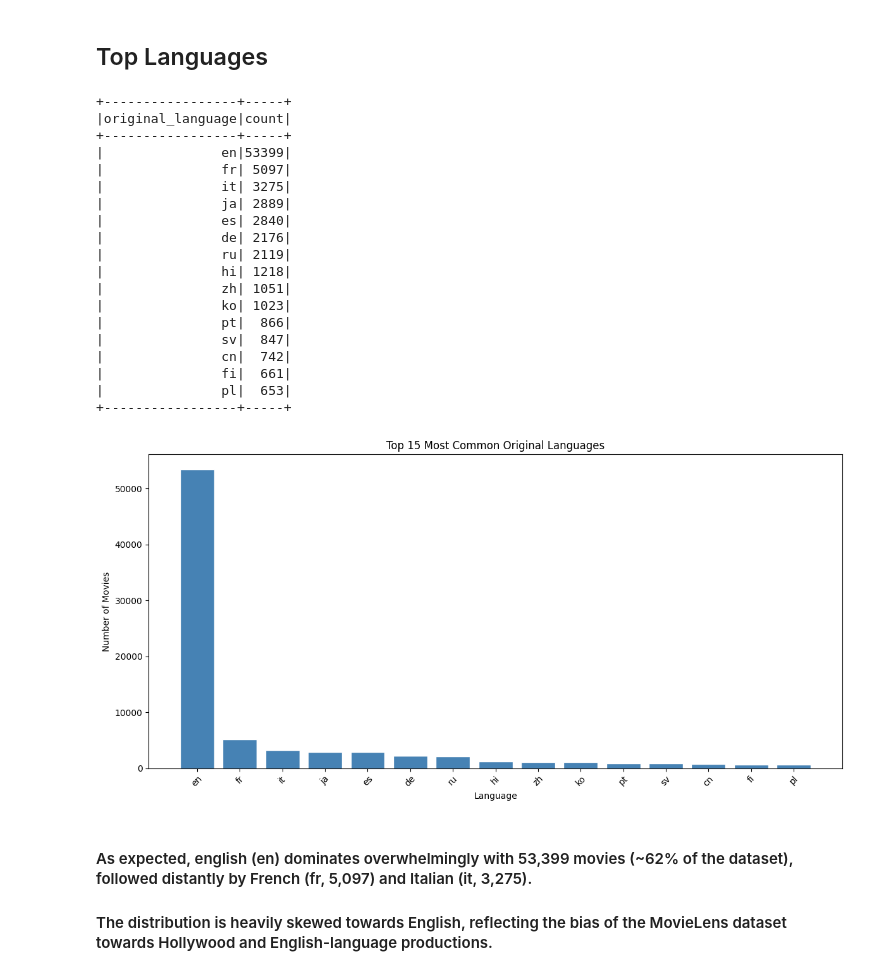
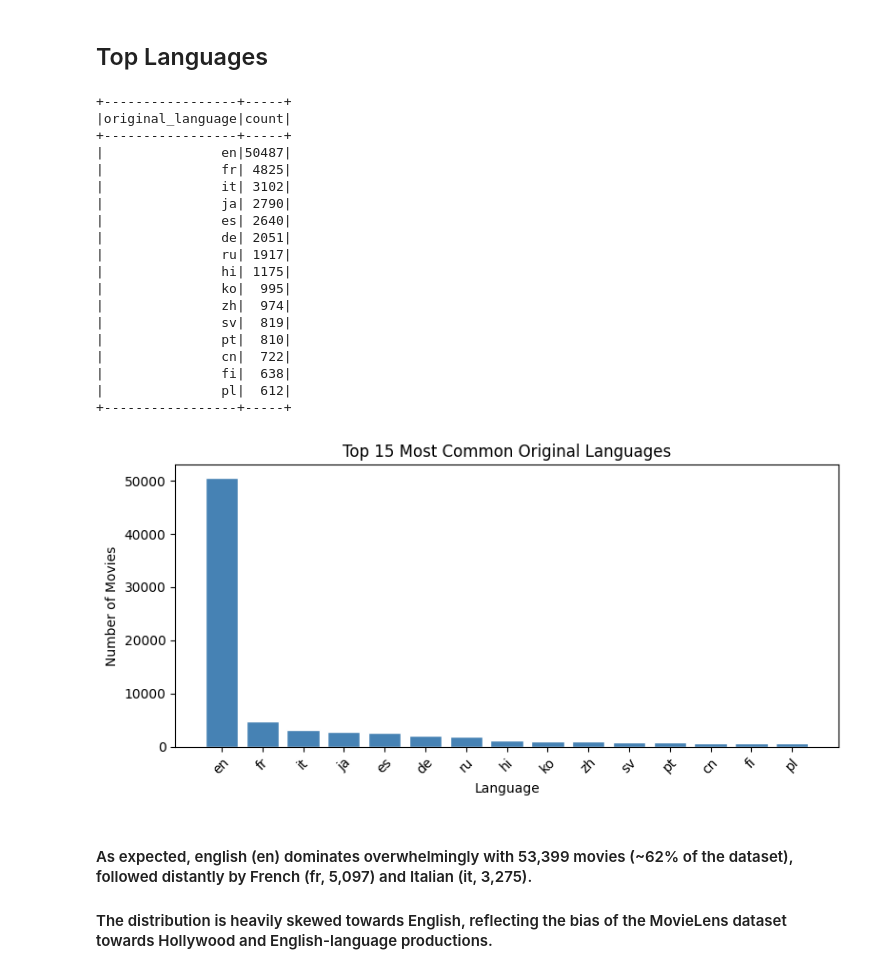
Before and after one commit to alexpanayi474/DSC511-MovieLens-Project, a Jupyter notebook: DSC_511_MovieLens.ipynb, the cells around one changed output. Drawn from its saved outputs; the diff is of its cells as text; code cells hidden in the pictures.

```diff
--- a/DSC_511_MovieLens.ipynb
+++ b/DSC_511_MovieLens.ipynb
@@ -969,3 +971,13 @@ movies_ratings_merged \
 # %%
 # reading the enriched movies data (with TMDB metadata) into Spark dataframe
 movies_enriched_df = spark.read.csv(google_drive_path + 'movies_enriched_selected.csv', header=True, inferSchema=True)
+# %%
+# ── Data Quality Fix: Remove corrupted movie record ──────────────────────────
+# During EDA, we identified one movie — "We Are Coming to Get Ya" (movieId=215724)
+# — whose genres field was incorrectly populated with the movie title text instead
+# of actual genre labels (e.g. "We|Are|Coming|to|Get|Ya") so we romove it
+
+bad_id = movies_enriched_df.filter(col("genres").contains("We're Comin'")).select("movieId").first()[0]
+print("Corrupted movieId:", bad_id)
+# Drop from all dataframes to keep them consistent
+movies_enriched_df    = movies_enriched_df.filter(col("movieId") != bad_id)
@@ -988,0 +1032,4 @@ print(movies_enriched_df.count())
+# %%
+# remove observations with null Release date
+movies_enriched_df = movies_enriched_df.filter(col("release_date").isNotNull())
+print(movies_enriched_df.count())
@@ -1176,50 +1237,50 @@ plt.show()
 from pyspark.sql.functions import col, count
 
 # Filter out missing values
 language_df = movies_enriched_df.filter(col("original_language").isNotNull())
 
 # Top 15 languages
 top_languages = language_df.groupBy("original_language") \
     .count() \
     .orderBy("count", ascending=False) \
     .limit(15)
 
 top_languages.show()
 
 # Convert to pandas for plotting
 lang_pd = top_languages.toPandas()
 
 import matplotlib.pyplot as plt
 
-plt.figure(figsize=(12, 6))
+plt.figure(figsize=(8, 4))
 plt.bar(lang_pd["original_language"], lang_pd["count"], color="steelblue", edgecolor="white")
 plt.title("Top 15 Most Common Original Languages")
 plt.xlabel("Language")
 plt.ylabel("Number of Movies")
 plt.xticks(rotation=45)
 plt.tight_layout()
 plt.show()
 # %% [output]
 +-----------------+-----+
 |original_language|count|
 +-----------------+-----+
-|               en|53399|
-|               fr| 5097|
-|               it| 3275|
-|               ja| 2889|
-|               es| 2840|
-|               de| 2176|
-|               ru| 2119|
-|               hi| 1218|
-|               zh| 1051|
-|               ko| 1023|
-|               pt|  866|
-|               sv|  847|
-|               cn|  742|
-|               fi|  661|
-|               pl|  653|
+|               en|50487|
+|               fr| 4825|
+|               it| 3102|
+|               ja| 2790|
+|               es| 2640|
+|               de| 2051|
+|               ru| 1917|
+|               hi| 1175|
+|               ko|  995|
+|               zh|  974|
+|               sv|  819|
+|               pt|  810|
+|               cn|  722|
+|               fi|  638|
+|               pl|  612|
 +-----------------+-----+
-[figure, old version]
+[figure, new version]
 # %% [markdown]
 #### As expected, english (en) dominates overwhelmingly with 53,399 movies (~62% of the dataset), followed distantly by French (fr, 5,097) and Italian (it, 3,275).
 #### The distribution is heavily skewed towards English, reflecting the bias of the MovieLens dataset towards Hollywood and English-language productions.
```
Also changed, not shown: parts of 59 cells of this notebook.
